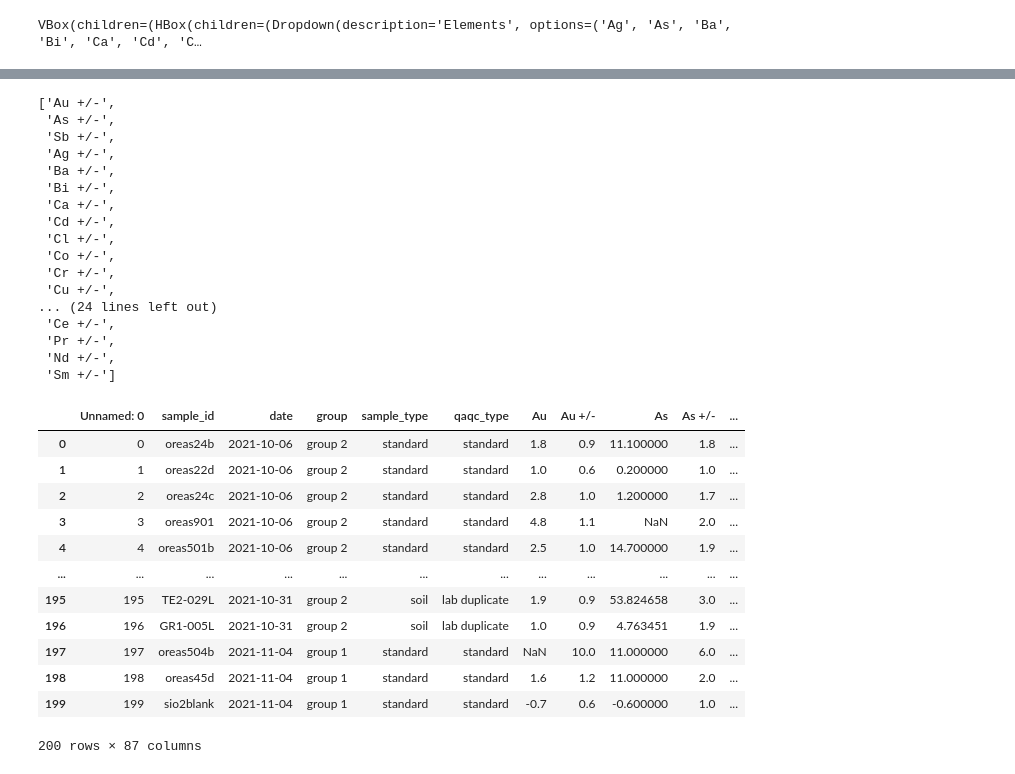
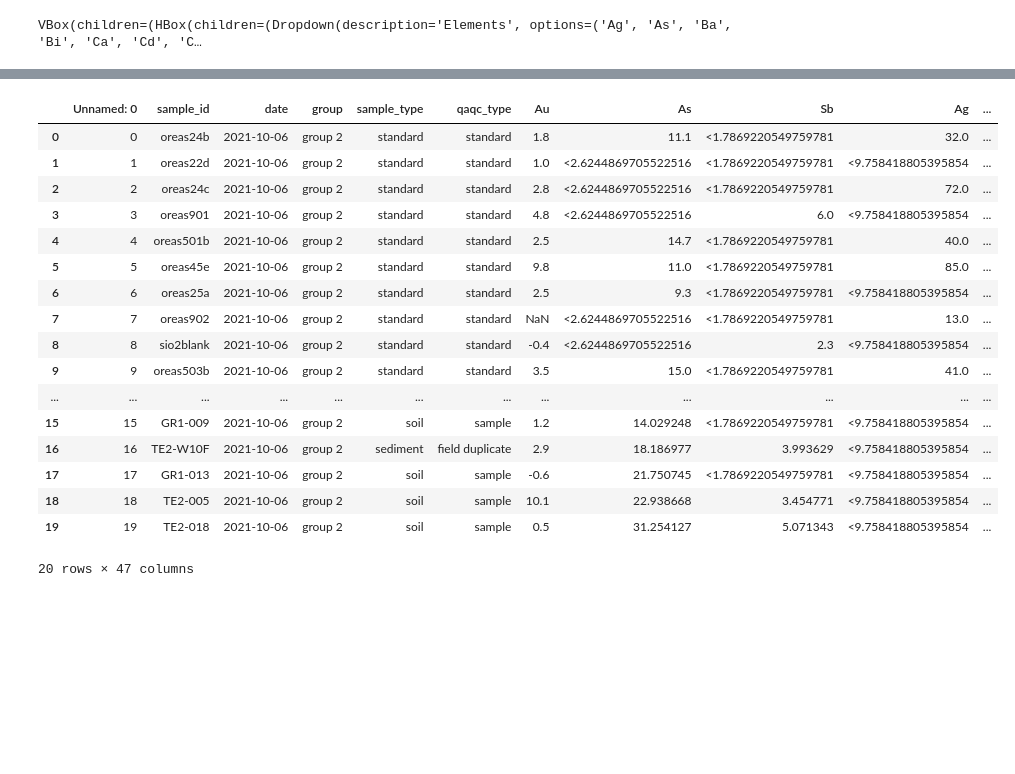
Before and after one commit to cardinalgeo/EPSC-552-Mont-St-Hilaire, a Jupyter notebook: notebooks/calibration.ipynb, the cells around one changed output, grey strips where cells are left out. Saved outputs shown, nothing was run; the diff lists cells and outputs as text; code cells hidden in the pictures; blank space fills up the shorter version.

Commit message:
calculate detection limit for each element; modify dataset accordingly

```diff
--- a/notebooks/calibration.ipynb
+++ b/notebooks/calibration.ipynb
@@ -176,0 +170,5 @@ VBox(children=(HBox(children=(Dropdown(description='Elements', options=('Ag', 'A
+# %%
+for element in elements:
+    detection_limit = reg[element]["slope_inv"] * (reg[element]["model"].intercept + 3*reg[element]["y-intercept std error"]) + reg[element]["intercept_inv"]
+    reg[element]["detection_limit"] = detection_limit
+    print(detection_limit, element)
@@ -226,7 +226,7 @@ print(diff)
 # %%
-alpha= 0.05
-element = "Ba"
-normality_test_data = xrf_data.loc[xrf_data["qaqc_type"]!="standard", element]
-k, p = stats.normaltest(normality_test_data)
-if p < alpha:
-    print("reject null hypothesis that sample is normall distributed")
+# alpha= 0.05
+# element = "Ba"
+# normality_test_data = xrf_data.loc[xrf_data["qaqc_type"]!="standard", element]
+# k, p = stats.normaltest(normality_test_data)
+# if p < alpha:
+#     print("reject null hypothesis that sample is normall distributed")
@@ -233,8 +236,8 @@ if p < alpha:
 # %%
-# export data to csv file
-xrf_data.to_csv('../data/interim/xrf_data_calib.csv')
-#drop uncertainty columns
+# drop uncertainty columns
 xrf_data.drop([column for column in xrf_data.columns if column.endswith("+/-")], axis=1, inplace=True)
-# xrf_data[xrf_data.loc[:, get_elements(xrf_data.columns.to_list())] < 0] = 0
-xrf_data.where(xrf_data >= 0, other="BDL")
-xrf_data.to_excel('../data/interim/xrf_data_calib.xlsx', na_rep="NaN")
+
+for element in reg.keys():
+    limit = reg[element]["detection_limit"]
+    xrf_data[element].where(xrf_data[element] >= limit, other=f"<{limit}", inplace=True)
+    # xrf_data.to_excel('../data/interim/xrf_data_calib.xlsx', na_rep="NaN")
@@ -243,36 +244,21 @@ TypeError: '>=' not supported between instances of 'str' and 'int'
-# %%
-drop_columns
-# %% [output]
-['Au +/-',
- 'As +/-',
- 'Sb +/-',
- 'Ag +/-',
- 'Ba +/-',
- 'Bi +/-',
- 'Ca +/-',
- 'Cd +/-',
- 'Cl +/-',
- 'Co +/-',
- 'Cr +/-',
- 'Cu +/-',
-... (24 lines left out)
- 'Ce +/-',
- 'Pr +/-',
- 'Nd +/-',
- 'Sm +/-']
 # %%
-xrf_data.head(n=200)
+xrf_data.head(n=20)
 # %% [output]
-|  | Unnamed: 0 | sample_id | date | group | sample_type | qaqc_type | Au | Au +/- | As | As +/- | ... |
-| 0 | 0 | oreas24b | 2021-10-06 | group 2 | standard | standard | 1.8 | 0.9 | 11.100000 | 1.8 | ... |
-| 1 | 1 | oreas22d | 2021-10-06 | group 2 | standard | standard | 1.0 | 0.6 | 0.200000 | 1.0 | ... |
-| 2 | 2 | oreas24c | 2021-10-06 | group 2 | standard | standard | 2.8 | 1.0 | 1.200000 | 1.7 | ... |
-| 3 | 3 | oreas901 | 2021-10-06 | group 2 | standard | standard | 4.8 | 1.1 | NaN | 2.0 | ... |
-| 4 | 4 | oreas501b | 2021-10-06 | group 2 | standard | standard | 2.5 | 1.0 | 14.700000 | 1.9 | ... |
+|  | Unnamed: 0 | sample_id | date | group | sample_type | qaqc_type | Au | As | Sb | Ag | ... |
+| 0 | 0 | oreas24b | 2021-10-06 | group 2 | standard | standard | 1.8 | 11.1 | <1.7869220549759781 | 32.0 | ... |
+| 1 | 1 | oreas22d | 2021-10-06 | group 2 | standard | standard | 1.0 | <2.6244869705522516 | <1.7869220549759781 | <9.758418805395854 | ... |
+| 2 | 2 | oreas24c | 2021-10-06 | group 2 | standard | standard | 2.8 | <2.6244869705522516 | <1.7869220549759781 | 72.0 | ... |
+| 3 | 3 | oreas901 | 2021-10-06 | group 2 | standard | standard | 4.8 | <2.6244869705522516 | 6.0 | <9.758418805395854 | ... |
+| 4 | 4 | oreas501b | 2021-10-06 | group 2 | standard | standard | 2.5 | 14.7 | <1.7869220549759781 | 40.0 | ... |
+| 5 | 5 | oreas45e | 2021-10-06 | group 2 | standard | standard | 9.8 | 11.0 | <1.7869220549759781 | 85.0 | ... |
+| 6 | 6 | oreas25a | 2021-10-06 | group 2 | standard | standard | 2.5 | 9.3 | <1.7869220549759781 | <9.758418805395854 | ... |
+| 7 | 7 | oreas902 | 2021-10-06 | group 2 | standard | standard | NaN | <2.6244869705522516 | <1.7869220549759781 | 13.0 | ... |
+| 8 | 8 | sio2blank | 2021-10-06 | group 2 | standard | standard | -0.4 | <2.6244869705522516 | 2.3 | <9.758418805395854 | ... |
+| 9 | 9 | oreas503b | 2021-10-06 | group 2 | standard | standard | 3.5 | 15.0 | <1.7869220549759781 | 41.0 | ... |
 | ... | ... | ... | ... | ... | ... | ... | ... | ... | ... | ... | ... |
-| 195 | 195 | TE2-029L | 2021-10-31 | group 2 | soil | lab duplicate | 1.9 | 0.9 | 53.824658 | 3.0 | ... |
-| 196 | 196 | GR1-005L | 2021-10-31 | group 2 | soil | lab duplicate | 1.0 | 0.9 | 4.763451 | 1.9 | ... |
-| 197 | 197 | oreas504b | 2021-11-04 | group 1 | standard | standard | NaN | 10.0 | 11.000000 | 6.0 | ... |
-| 198 | 198 | oreas45d | 2021-11-04 | group 1 | standard | standard | 1.6 | 1.2 | 11.000000 | 2.0 | ... |
-| 199 | 199 | sio2blank | 2021-11-04 | group 1 | standard | standard | -0.7 | 0.6 | -0.600000 | 1.0 | ... |
+| 15 | 15 | GR1-009 | 2021-10-06 | group 2 | soil | sample | 1.2 | 14.029248 | <1.7869220549759781 | <9.758418805395854 | ... |
+| 16 | 16 | TE2-W10F | 2021-10-06 | group 2 | sediment | field duplicate | 2.9 | 18.186977 | 3.993629 | <9.758418805395854 | ... |
+| 17 | 17 | GR1-013 | 2021-10-06 | group 2 | soil | sample | -0.6 | 21.750745 | <1.7869220549759781 | <9.758418805395854 | ... |
+| 18 | 18 | TE2-005 | 2021-10-06 | group 2 | soil | sample | 10.1 | 22.938668 | 3.454771 | <9.758418805395854 | ... |
+| 19 | 19 | TE2-018 | 2021-10-06 | group 2 | soil | sample | 0.5 | 31.254127 | 5.071343 | <9.758418805395854 | ... |
-200 rows × 87 columns
+20 rows × 47 columns
```
Also changed, not shown: parts of 12 cells of this notebook.
